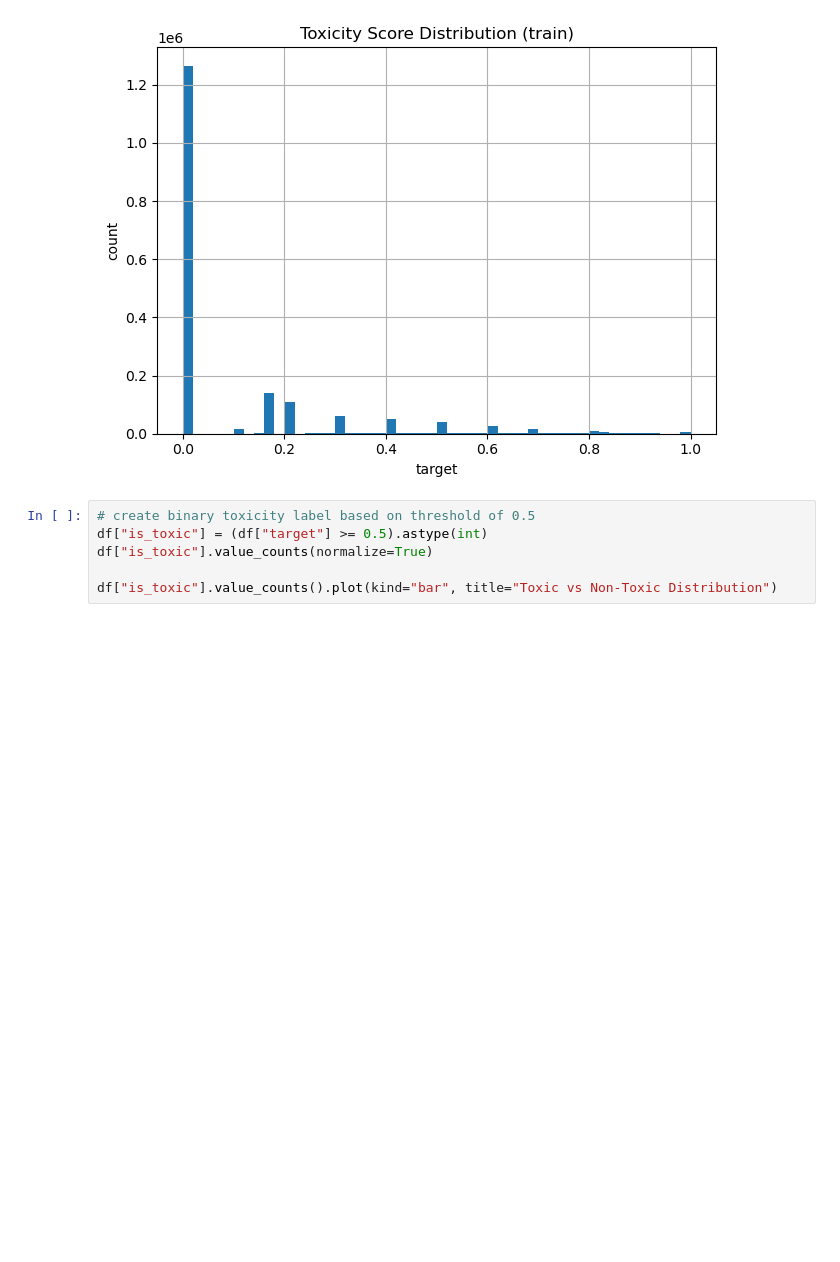
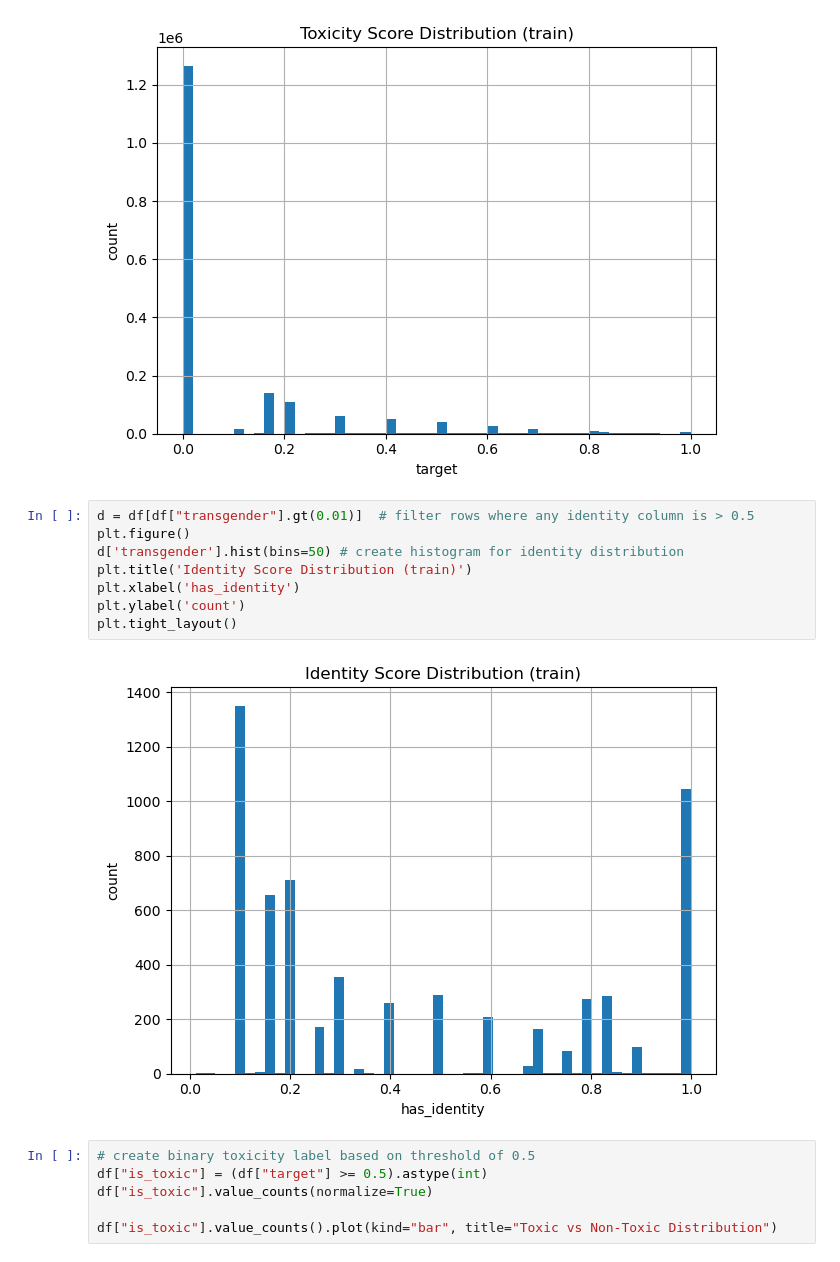
Before and after one commit to pstocker14/BachelorThesis_BiasInToxicCommentClassification, a Jupyter notebook: notebooks/data_exploration_and_analysis.ipynb, the cells around one changed output. Cells and saved outputs as stored; diff of their text form; blank space fills up the shorter version.

```diff
--- a/notebooks/data_exploration_and_analysis.ipynb
+++ b/notebooks/data_exploration_and_analysis.ipynb
@@ -174,6 +199,16 @@ plt.ylabel('count')
 plt.tight_layout()
 # %% [output]
 [figure]
+# %%
+d = df[df["transgender"].gt(0.01)]  # filter rows where any identity column is > 0.5
+plt.figure()
+d['transgender'].hist(bins=50) # create histogram for identity distribution
+plt.title('Identity Score Distribution (train)')
+plt.xlabel('has_identity')
+plt.ylabel('count')
+plt.tight_layout()
+# %% [output]
+[figure, added]
 # %%
 # create binary toxicity label based on threshold of 0.5
 df["is_toxic"] = (df["target"] >= 0.5).astype(int)
```
Also changed, not shown: parts of 3 cells of this notebook, 4 other files.
